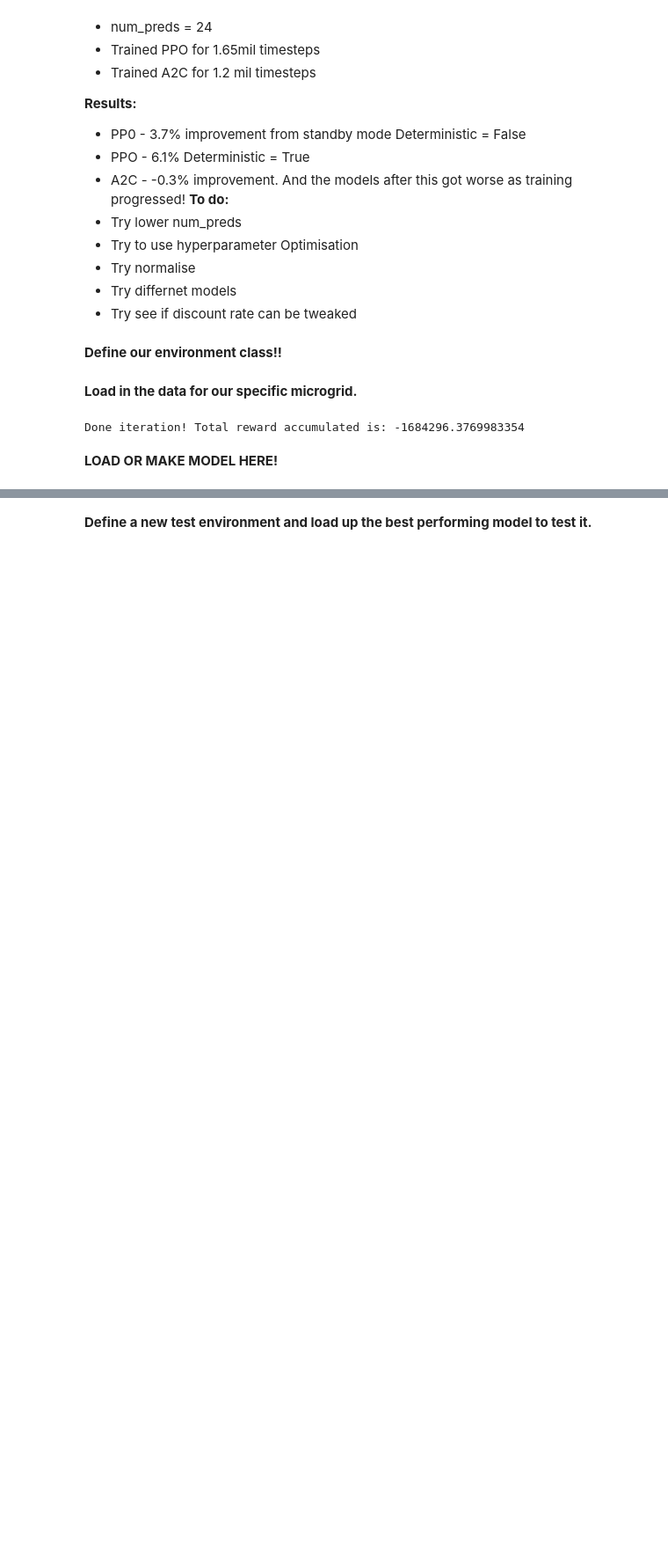
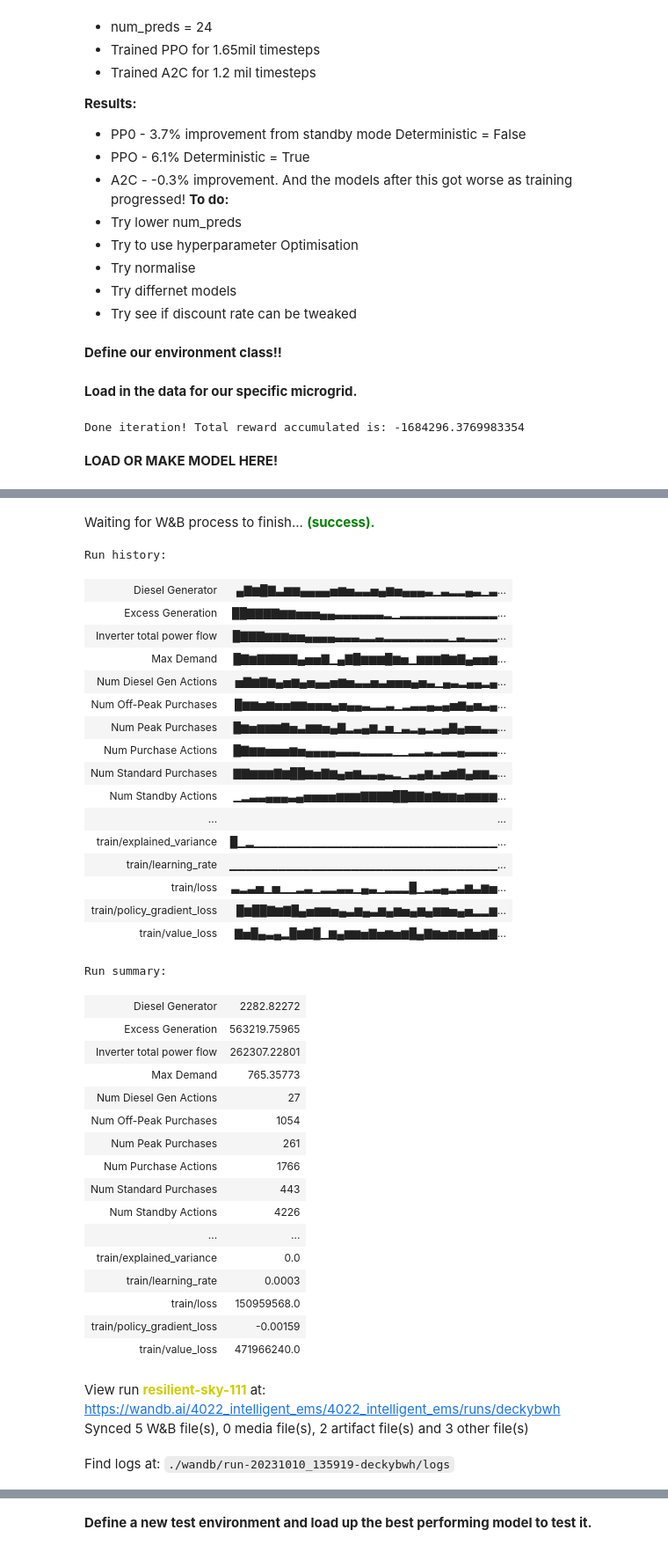
Before and after one commit to Julian-Banks/EEE4022S_BNKJUL001_Thesis, a Jupyter notebook: PythonWorkspace/EMSv1_2.ipynb, the cells around one changed output, grey strips where cells are left out. Shown at 88% size. Drawn from its saved outputs; the diff is of its cells as text; code cells hidden in the pictures; blank space fills up the shorter version.

```diff
--- a/PythonWorkspace/EMSv1_2.ipynb
+++ b/PythonWorkspace/EMSv1_2.ipynb
@@ -782,7 +782,7 @@ train_args = {
                 "bat_threshold" : 100,
                 "bat_cap"       : 500,
                 "purchase_price": purchase_price,
-                "num_preds"     : 24,
+                "num_preds"     : 6,
                 "load_shedding" : load_shedding[2760:],
                 "render_mode"   : "rgb_array",
                 "wandb_log"     : True,
@@ -797,7 +797,7 @@ eval_args = {
                 "bat_threshold" :100,
                 "bat_cap"       :500,
                 "purchase_price":purchase_price[6001:],
-                "num_preds"     :24,
+                "num_preds"     :6,
                 "load_shedding" :load_shedding[6001:],
                 "wandb_log"     : True,
                 "train_log"     : False
@@ -842,3 +842,4 @@ model.learn(total_timesteps= config["total_timesteps"],
 
 model.save(f"{model_dir}{version}_{model_type}"+datetime.datetime.now().strftime("%m%d-%H%M%S"))
 run.finish()
+# %% [output]
@@ -844,0 +863,38 @@ run.finish()
+Waiting for W&B process to finish... (success).
+Run history:
+| Diesel Generator | ▄▇▆█▇▃▆▆▄▄▄▄▅▆▅▃▃▅▄▆▅▄▄▄▃▁▃▂▂▄▃▁▃... |
+| Excess Generation | ██▇▇▇▇▆▆▅▅▅▄▄▃▃▃▃▃▃▂▁▂▂▂▂▂▂▂▂▂▂▂▂... |
+| Inverter total power flow | █▇▇▇▆▆▆▅▅▄▄▄▄▃▃▃▂▂▃▂▂▂▂▂▂▂▂▁▃▂▂▂▂... |
+| Max Demand | █▇▆▇▇▇▇▇▄▅▅▇▁▄▇█▆▆▆█▆▅▁▆▆▆▇▆▇▄▅▅▆... |
+| Num Diesel Gen Actions | ▅▇▆▇▆▄▅▆▄▅▄▄▅▆▅▃▃▅▃▅▅▅▄▅▃▁▄▃▂▄▄▂▄... |
+| Num Off-Peak Purchases | █▆▆▅▆▅▅▆▆▅▅▅▄▅▄▄▃▂▂▃▁▂▃▃▄▃▄▅▆▄▅▃▄... |
+| Num Peak Purchases | █▆▅▆▆▆▇▅▃▆▆▅▄▇▂▃▄▆▂▅▁▃▂▄▂▃▄▇▄▅▅▃▃... |
+| Num Purchase Actions | █▇▆▆▅▅▅▆▅▄▄▄▄▃▃▃▂▂▂▂▁▁▂▂▃▂▃▃▄▃▃▃▃... |
+| Num Standard Purchases | ▇▇▆▆▆▇▆██▆▅▇▆▄▅▆▃▃▄▃▂▁▃▄▆▃▅▆▇▄▆▆▃... |
+| Num Standby Actions | ▁▂▃▃▄▄▄▃▄▅▅▅▅▆▆▆▇▇▇▇██▇▇▆▇▆▆▅▆▆▆▆... |
+| ... | ... |
+| train/explained_variance | █▁▂▁▁▁▁▁▁▁▁▁▁▁▁▁▁▁▁▁▁▁▁▁▁▁▁▁▁▁▁▁▁... |
+| train/learning_rate | ▁▁▁▁▁▁▁▁▁▁▁▁▁▁▁▁▁▁▁▁▁▁▁▁▁▁▁▁▁▁▁▁▁... |
+| train/loss | ▃▂▃▅▁▅▁▁▂▃▁▂▂▃▃▁▄▃▁▂▂▂█▁▂▃▄▂▃▆▃▆▅... |
+| train/policy_gradient_loss | █▆██▇▆▇█▄▅▆▆▅▄▃▆▄▃▆▄▆▅▄▆▄▆▆▅▄▅▂▂▆... |
+| train/value_loss | ▇▅█▄▃▄▂█▆▇█▁▆▄▆▆▅▇▅▆▅▆█▄▇▆▅▆▅▇▅▆▇... |
+Run summary:
+| Diesel Generator | 2282.82272 |
+| Excess Generation | 563219.75965 |
+| Inverter total power flow | 262307.22801 |
+| Max Demand | 765.35773 |
+| Num Diesel Gen Actions | 27 |
+| Num Off-Peak Purchases | 1054 |
+| Num Peak Purchases | 261 |
+| Num Purchase Actions | 1766 |
+| Num Standard Purchases | 443 |
+| Num Standby Actions | 4226 |
+| ... | ... |
+| train/explained_variance | 0.0 |
+| train/learning_rate | 0.0003 |
+| train/loss | 150959568.0 |
+| train/policy_gradient_loss | -0.00159 |
+| train/value_loss | 471966240.0 |
+View run resilient-sky-111 at: https://wandb.ai/4022_intelligent_ems/4022_intelligent_ems/runs/deckybwh
+Synced 5 W&B file(s), 0 media file(s), 2 artifact file(s) and 3 other file(s)
+Find logs at: ./wandb/run-20231010_135919-deckybwh/logs
```
Also changed, not shown: parts of 4 cells of this notebook.
